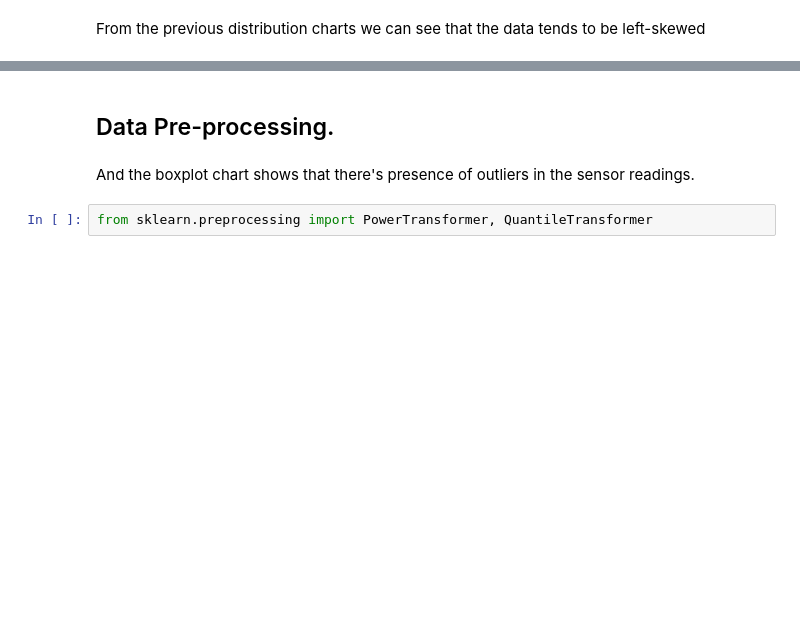
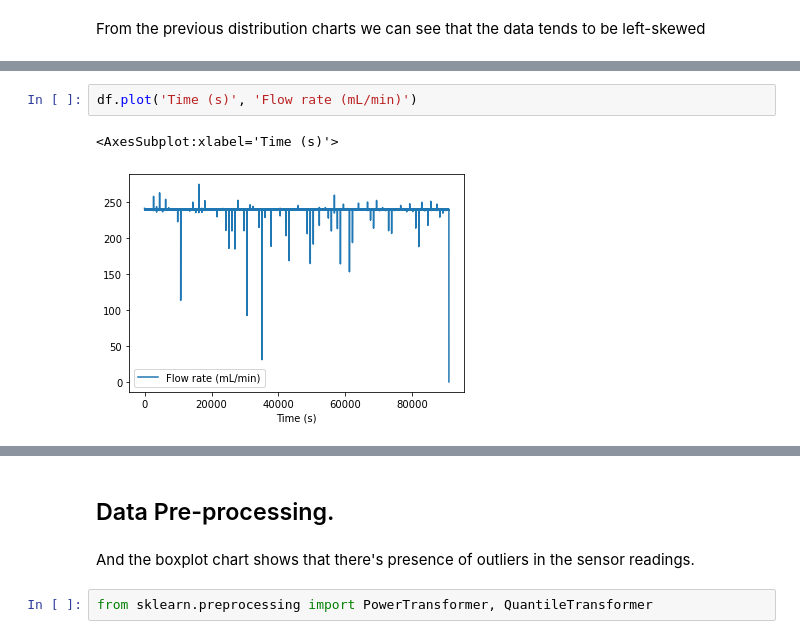
Before and after one commit to alberflor/monoxide-eda, a Jupyter notebook: Monoxide-EDA.ipynb, the cells around one changed output, grey strips where cells are left out. Cells and saved outputs as stored; diff of their text form; blank space fills up the shorter version.

```diff
--- a/Monoxide-EDA.ipynb
+++ b/Monoxide-EDA.ipynb
@@ -208,0 +209,5 @@ df.iloc[:,1:].boxplot(figsize=(20,10))
+# %%
+df.plot('Time (s)', 'Flow rate (mL/min)')
+# %% [output]
+<AxesSubplot:xlabel='Time (s)'>
+[figure, added]
```
Also changed, not shown: parts of 22 cells of this notebook.
